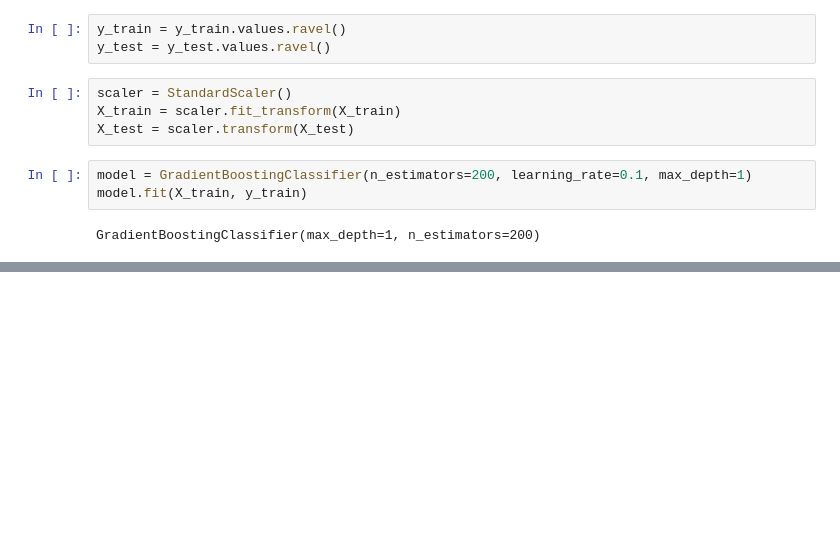
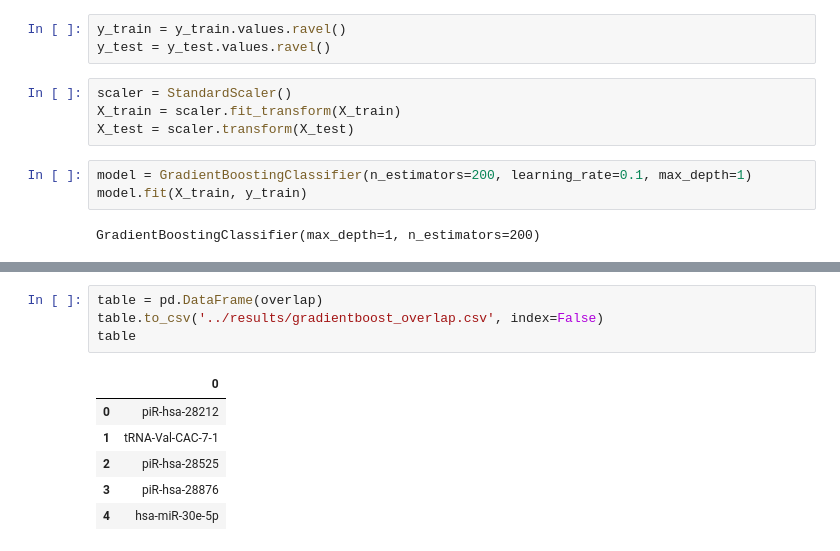
Before and after one commit to evancollins1/Project_20440, a Jupyter notebook: scripts/gradientboost.ipynb, the cells around one changed output, grey strips where cells are left out. Cells and saved outputs as stored; diff of their text form; blank space fills up the shorter version.

```diff
--- a/scripts/gradientboost.ipynb
+++ b/scripts/gradientboost.ipynb
@@ -70,0 +92,11 @@ plt.show()
+# %%
+table = pd.DataFrame(overlap)
+table.to_csv('../results/gradientboost_overlap.csv', index=False)
+table
+# %% [output]
+|  | 0 |
+| 0 | piR-hsa-28212 |
+| 1 | tRNA-Val-CAC-7-1 |
+| 2 | piR-hsa-28525 |
+| 3 | piR-hsa-28876 |
+| 4 | hsa-miR-30e-5p |
```
Also changed, not shown: parts of 9 cells of this notebook, 3 other files.
